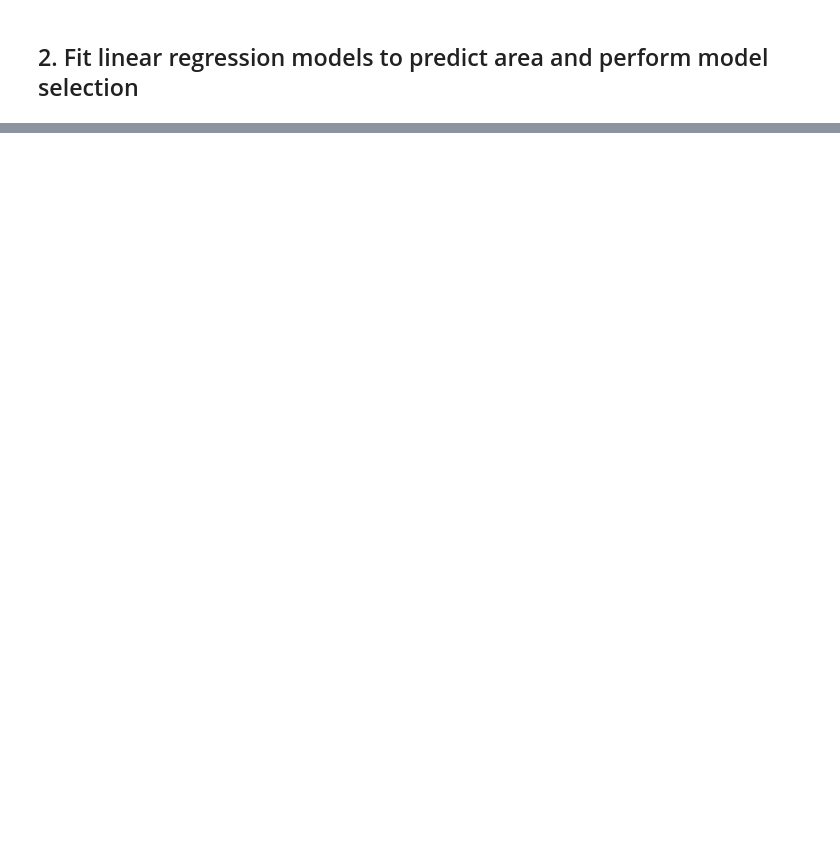
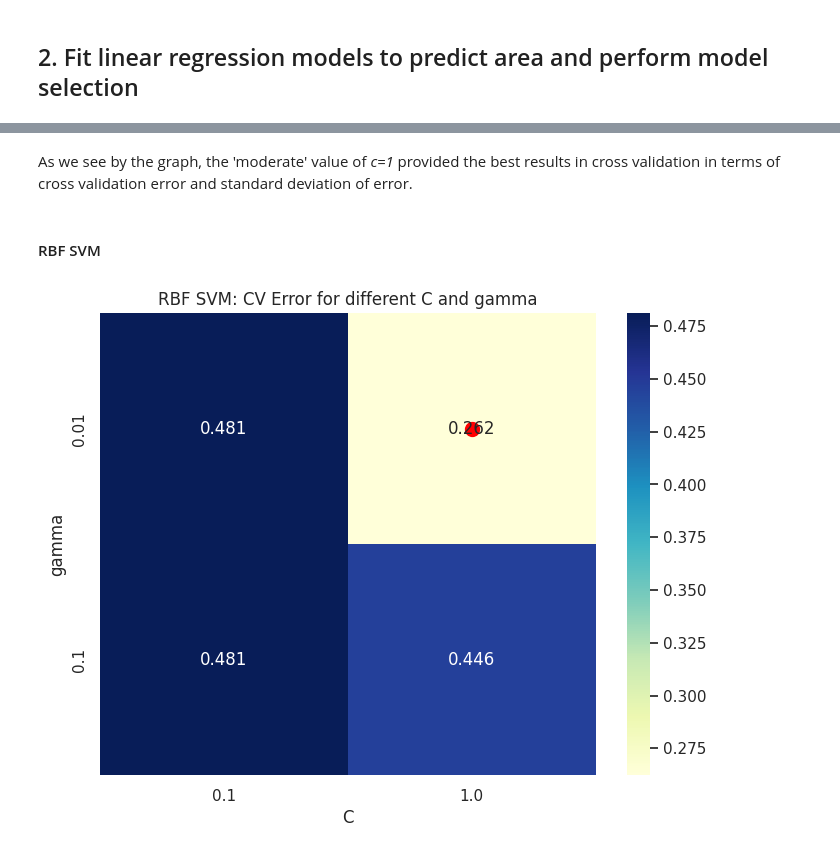
Before and after one commit to jacksonwahl/egn5215-final-project-traffic-predictor, a Jupyter notebook: HW2.ipynb, the cells around one changed output, grey strips where cells are left out. Cells and saved outputs as stored; diff of their text form; code cells hidden in the pictures; blank space fills up the shorter version.

```diff
--- a/HW2.ipynb
+++ b/HW2.ipynb
@@ -108,0 +812,9 @@ print(BM1.summary())
+# %%
+# Best RBF
+best_rbf = rbf_results_df.loc[rbf_results_df['CV_Error'].idxmin()]
+print("Best RBF:", best_rbf)
+print()
+print()
+# Best Polynomial
+best_poly = poly_results_df.loc[poly_results_df['CV_Error'].idxmin()]
+print("Best Polynomial:", best_poly)
@@ -108,0 +858,22 @@ print(BM1.summary())
+# %% [markdown]
+As we see by the graph, the 'moderate' value of _c=1_ provided the best results in cross validation in terms of cross validation error and standard deviation of error.
+# %% [markdown]
+#### RBF SVM
+# %%
+# Pivot table for heatmap
+heatmap_data = rbf_results_df.pivot(index="gamma", columns="C", values="CV_Error")
+
+
+plt.figure(figsize=(8,6))
+sns.heatmap(heatmap_data, annot=True, fmt=".3f", cmap="YlGnBu")
+plt.scatter(
+    np.where(heatmap_data.columns == best_rbf['C'])[0][0] + 0.5,
+    np.where(heatmap_data.index == best_rbf['gamma'])[0][0] + 0.5,
+    color='red', s=100, marker='o', label='Best combination'
+)
+plt.title("RBF SVM: CV Error for different C and gamma")
+plt.xlabel("C")
+plt.ylabel("gamma")
+plt.show()
+# %% [output]
+[figure, added]
```
Also changed, not shown: parts of 77 cells of this notebook.
